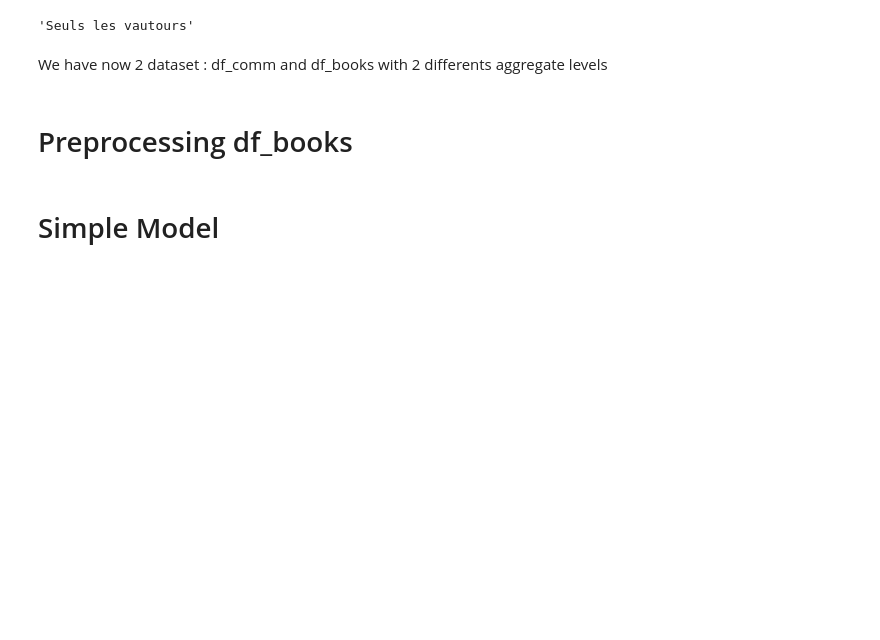
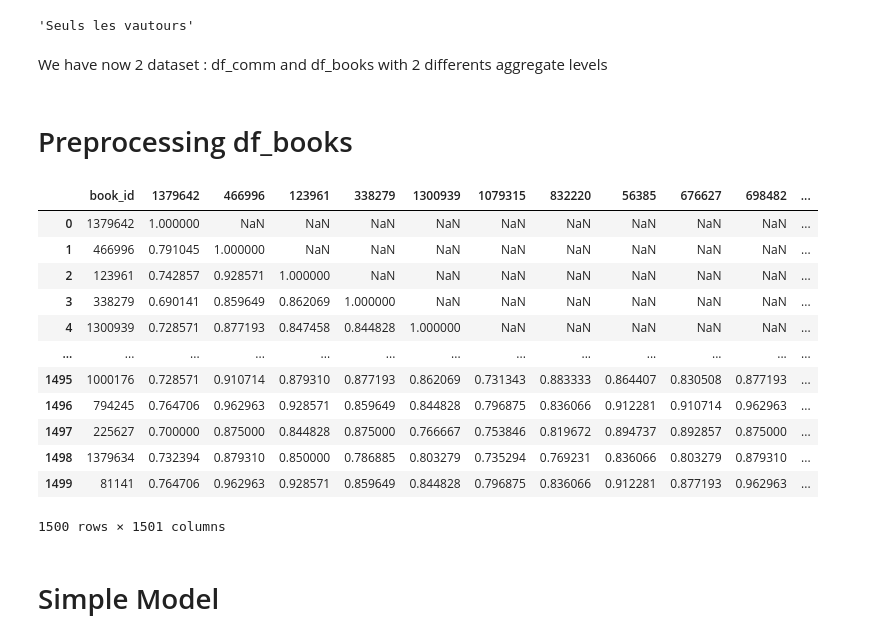
Before and after one commit to edtjulien/Books-recommendations, a Jupyter notebook: recommendation/reco-julien-clean.ipynb, the cells around one changed output. Cells and saved outputs as stored; diff of their text form; code cells hidden in the pictures; blank space fills up the shorter version.

```diff
--- a/recommendation/reco-julien-clean.ipynb
+++ b/recommendation/reco-julien-clean.ipynb
@@ -152,6 +152,25 @@ df_books = tags_to_cols(df_books, col_name='tags', filter_list=list(THEMES.keys(
 # %%
 df_books.to_json('../output/final/data-books.json',lines=True,orient='records')
 df_comm.to_json('../output/final/data-comm.json',lines=True,orient='records')
+# %%
+df_jaccard = pd.read_csv('../output/jacsim.csv')
+df_jaccard = df_jaccard.rename(columns = {'Unnamed: 0':'book_id'})
+# %%
+df_jaccard
+# %% [output]
+|  | book_id | 1379642 | 466996 | 123961 | 338279 | 1300939 | 1079315 | 832220 | 56385 | 676627 | 698482 | ... |
+| 0 | 1379642 | 1.000000 | NaN | NaN | NaN | NaN | NaN | NaN | NaN | NaN | NaN | ... |
+| 1 | 466996 | 0.791045 | 1.000000 | NaN | NaN | NaN | NaN | NaN | NaN | NaN | NaN | ... |
+| 2 | 123961 | 0.742857 | 0.928571 | 1.000000 | NaN | NaN | NaN | NaN | NaN | NaN | NaN | ... |
+| 3 | 338279 | 0.690141 | 0.859649 | 0.862069 | 1.000000 | NaN | NaN | NaN | NaN | NaN | NaN | ... |
+| 4 | 1300939 | 0.728571 | 0.877193 | 0.847458 | 0.844828 | 1.000000 | NaN | NaN | NaN | NaN | NaN | ... |
+| ... | ... | ... | ... | ... | ... | ... | ... | ... | ... | ... | ... | ... |
+| 1495 | 1000176 | 0.728571 | 0.910714 | 0.879310 | 0.877193 | 0.862069 | 0.731343 | 0.883333 | 0.864407 | 0.830508 | 0.877193 | ... |
+| 1496 | 794245 | 0.764706 | 0.962963 | 0.928571 | 0.859649 | 0.844828 | 0.796875 | 0.836066 | 0.912281 | 0.910714 | 0.962963 | ... |
+| 1497 | 225627 | 0.700000 | 0.875000 | 0.844828 | 0.875000 | 0.766667 | 0.753846 | 0.819672 | 0.894737 | 0.892857 | 0.875000 | ... |
+| 1498 | 1379634 | 0.732394 | 0.879310 | 0.850000 | 0.786885 | 0.803279 | 0.735294 | 0.769231 | 0.836066 | 0.803279 | 0.879310 | ... |
+| 1499 | 81141 | 0.764706 | 0.962963 | 0.928571 | 0.859649 | 0.844828 | 0.796875 | 0.836066 | 0.912281 | 0.877193 | 0.962963 | ... |
+1500 rows × 1501 columns
 # %% [markdown]
 # Simple Model
 # %%
```
Also changed, not shown: parts of 4 cells of this notebook, 1 other file.
